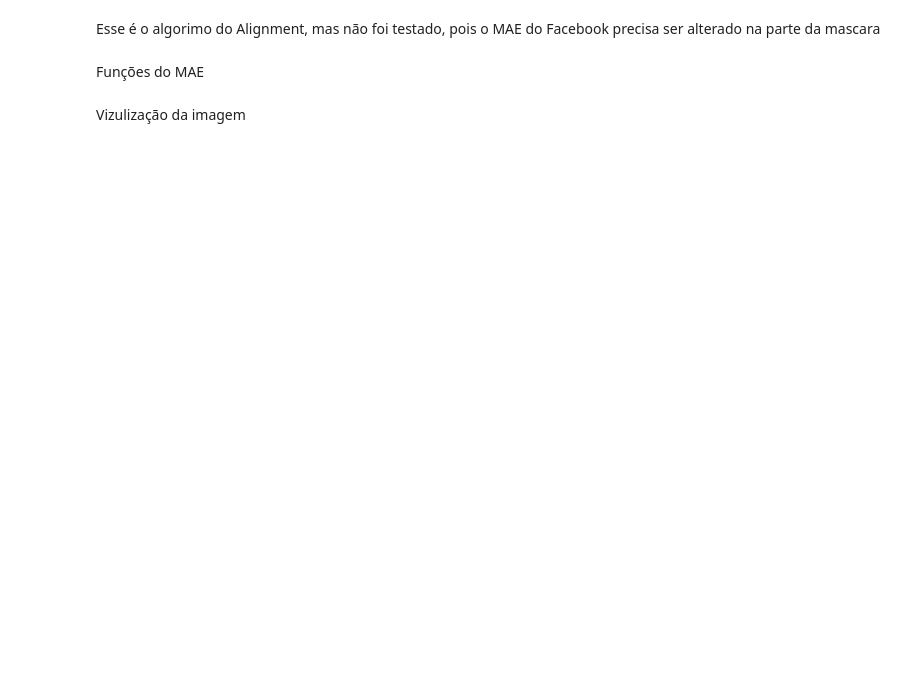
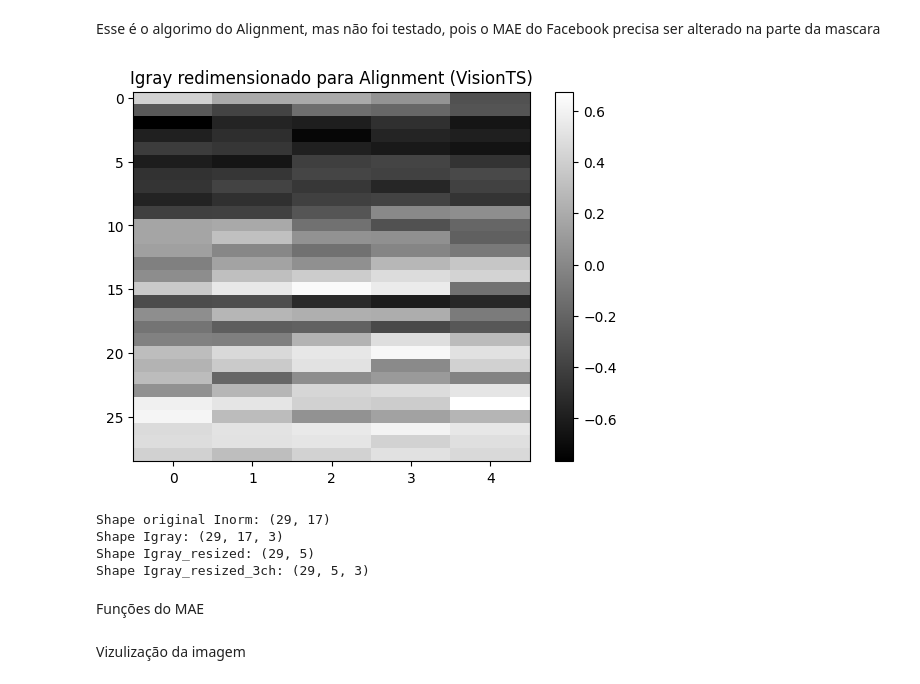
Before and after one commit to Lucas-Monteiro-Henriques/Implement_VISIONTS, a Jupyter notebook: MAE.ipynb, the cells around one changed output. Saved outputs shown, nothing was run; the diff lists cells and outputs as text; code cells hidden in the pictures; blank space fills up the shorter version.

```diff
--- a/MAE.ipynb
+++ b/MAE.ipynb
@@ -90,11 +64,11 @@ df = pd.read_csv("https://github.com/zhouhaoyi/ETDataset/raw/main/ETT-small/ETTm
 
 serie = df["OT"].values[:512]
 
-acf_vals = acf(serie, nlags=min(50, len(serie)//2), fft=True)
+acf_vals = acf(serie, nlags=min(500, len(serie)//2), fft=True)
 
 lags = np.arange(1, len(acf_vals))
 acf_sem_lag0 = acf_vals[1:]
-peaks, _ = find_peaks(acf_sem_lag0, height=0.2)
+peaks, _ = find_peaks(acf_sem_lag0, height=0.1)
 
 if len(peaks) == 0:
     P = 1
@@ -125,36 +138,42 @@ print(Inorm)
 # %% [markdown]
 Esse é o algorimo do Alignment, mas não foi testado, pois o MAE do Facebook precisa ser alterado na parte da mascara
 # %%
-L = 300
-H = 100
+L = 96
+H = 96
 c = 0.4
 S = 1
 N = max(Inorm.shape)
 
 # Etapa 1: Render Igray (imagem 3 canais iguais)
 Igray = np.stack([Inorm] * 3, axis=-1)
 
 # Etapa 2: Alignment
 n = int(np.floor(c * N * L / (L + H)))  # número de patches visíveis na horizontal
 target_shape = (N * S, n * S)           # shape final da imagem após resize
 
 # Resize Igray (mantendo apenas 1 canal para simplificar o MAE)
 Igray_resized = resize(Inorm, target_shape, order=1, mode='reflect', anti_aliasing=False)
 
 # Converter para imagem 3 canais (opcional, dependendo do input do MAE)
 Igray_resized_3ch = np.stack([Igray_resized] * 3, axis=-1)
 
 # Visualização
 plt.imshow(Igray_resized, cmap='gray', aspect='auto')
 plt.title("Igray redimensionado para Alignment (VisionTS)")
 plt.colorbar()
 plt.show()
 
 # Print das formas para verificação
 print("Shape original Inorm:", Inorm.shape)
 print("Shape Igray:", Igray.shape)
 print("Shape Igray_resized:", Igray_resized.shape)
 print("Shape Igray_resized_3ch:", Igray_resized_3ch.shape)
+# %% [output]
+[figure, added]
+Shape original Inorm: (29, 17)
+Shape Igray: (29, 17, 3)
+Shape Igray_resized: (29, 5)
+Shape Igray_resized_3ch: (29, 5, 3)
 # %% [markdown]
 Funções do MAE
 # %%
```
Also changed, not shown: parts of 18 cells of this notebook.
